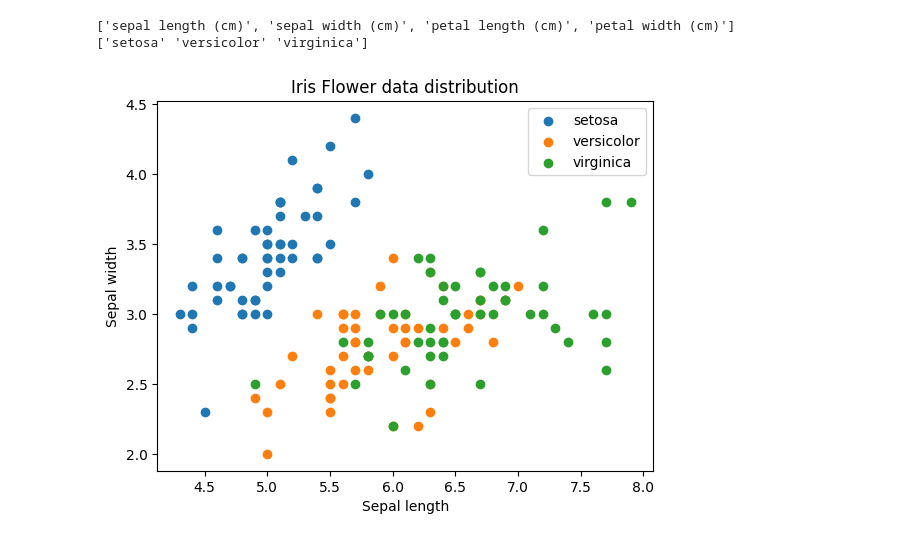
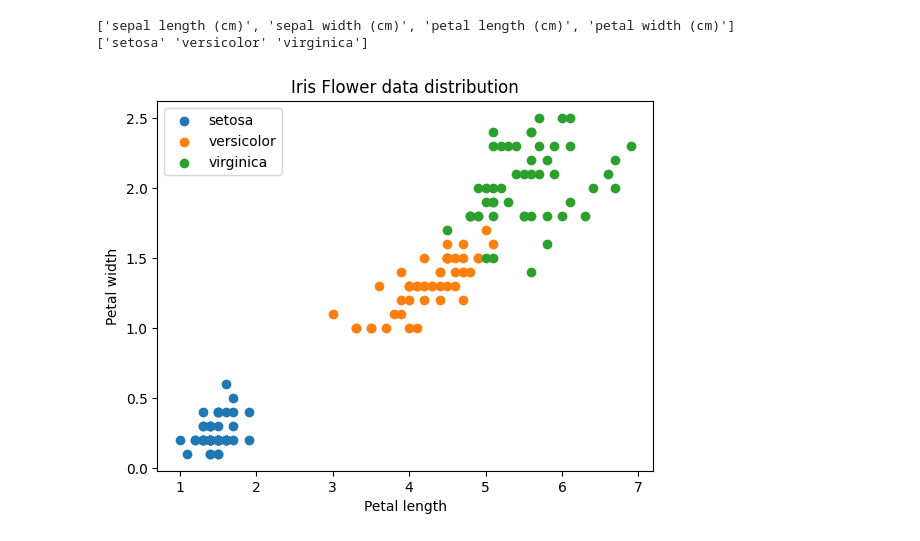
Before and after one commit to Lightning-League/Content, a Jupyter notebook: 2023/2023-2-1-scikitlearn-lightning/scikit learn locally.ipynb, the cells around one changed output. Cells and saved outputs as stored; diff of their text form; code cells hidden in the pictures.

```diff
--- a/2023/2023-2-1-scikitlearn-lightning/scikit learn locally.ipynb
+++ b/2023/2023-2-1-scikitlearn-lightning/scikit learn locally.ipynb
@@ -19,17 +21,17 @@ print(target_names)
 ['setosa' 'versicolor' 'virginica']
 # %%
 for i, target_name in enumerate(target_names):
-    x = iris.data[Y==i][:, :2]
+    x = iris.data[Y==i][:, 2:]
     y = Y[Y==i]
 
     plt.scatter(x[:, 0], x[:, 1], label=target_name)
 
 plt.legend(target_names)
-plt.xlabel("Sepal length")
-plt.ylabel("Sepal width")
+plt.xlabel("Petal length")
+plt.ylabel("Petal width")
 plt.title("Iris Flower data distribution")
 plt.show()
 # %% [output]
-[figure, old version]
+[figure, new version]
 # %%
 # Split the dataset into training and test set
```
Also changed, not shown: parts of 4 cells of this notebook.
